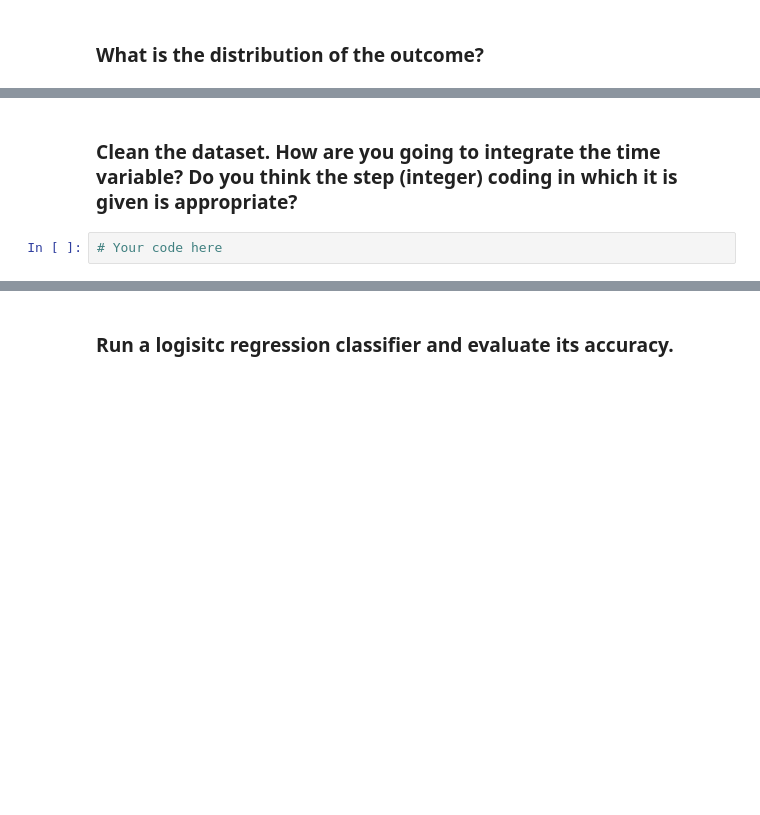
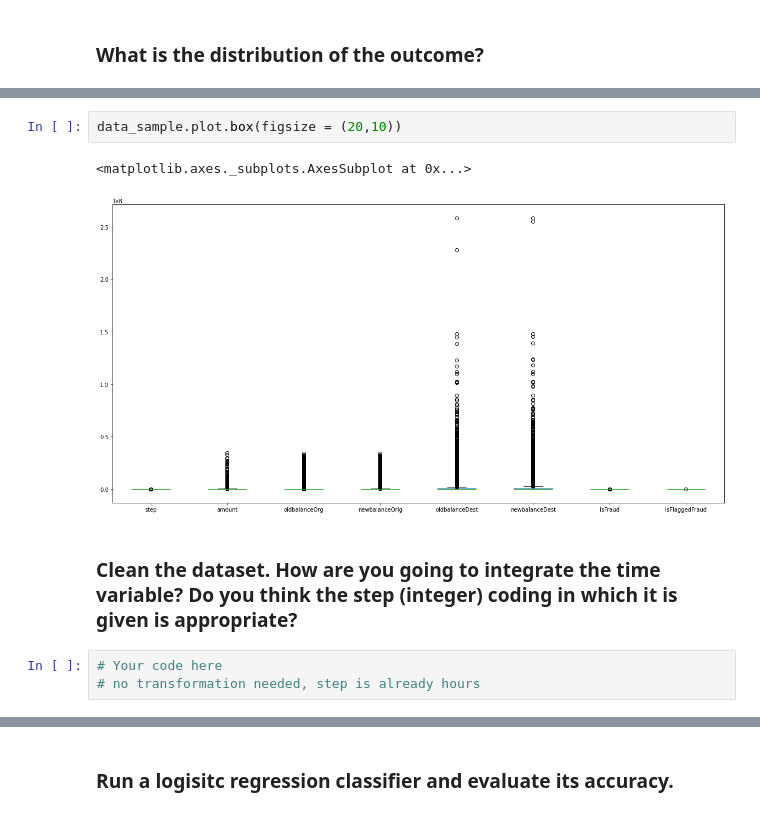
Before and after one commit to ta-data-lis/lab-imbalance, a Jupyter notebook: your-code/lab_imbalance.ipynb, the cells around one changed output, grey strips where cells are left out. Drawn from its saved outputs; the diff is of its cells as text; blank space fills up the shorter version.

```diff
--- a/your-code/lab_imbalance.ipynb
+++ b/your-code/lab_imbalance.ipynb
@@ -18,4 +77,10 @@ Like we disussed in class, when we have noisy data, if we are not careful, we ca
+# %%
+data_sample.plot.box(figsize = (20,10))
+# %% [output]
+<matplotlib.axes._subplots.AxesSubplot at 0x...>
+[figure, added]
 # %% [markdown]
 ### Clean the dataset. How are you going to integrate the time variable? Do you think the step (integer) coding in which it is given is appropriate?
 # %%
 # Your code here
+# no transformation needed, step is already hours
```
Also changed, not shown: parts of 34 cells of this notebook.
